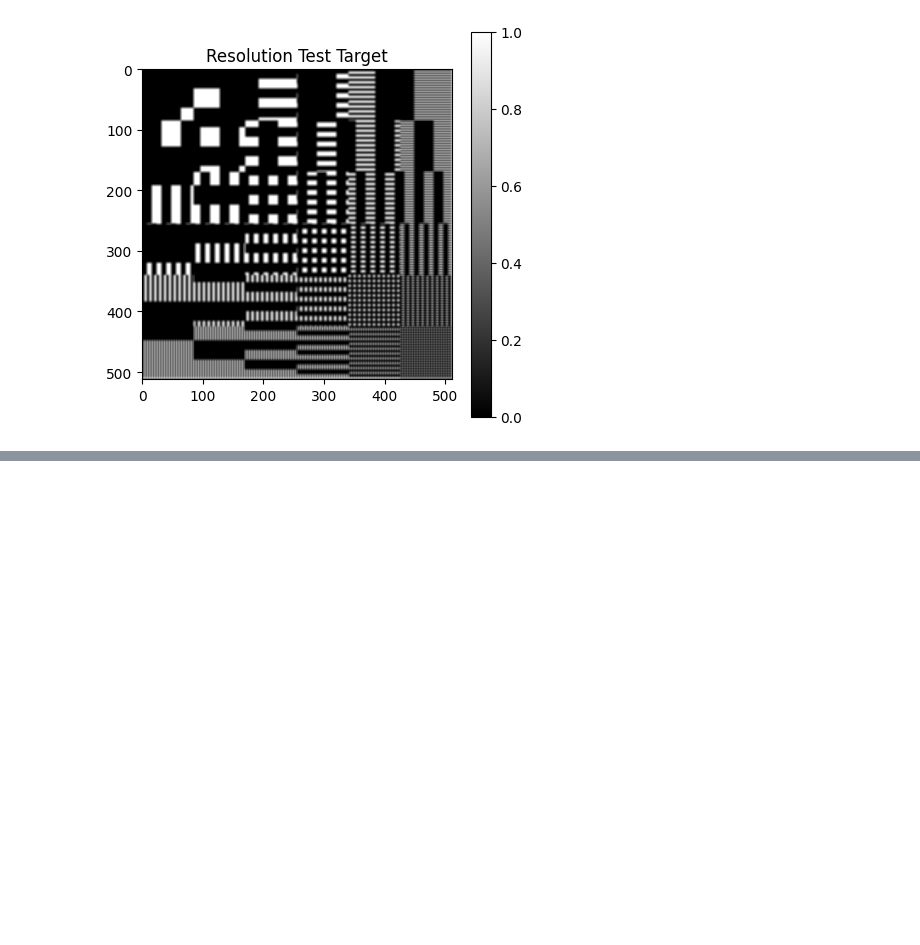
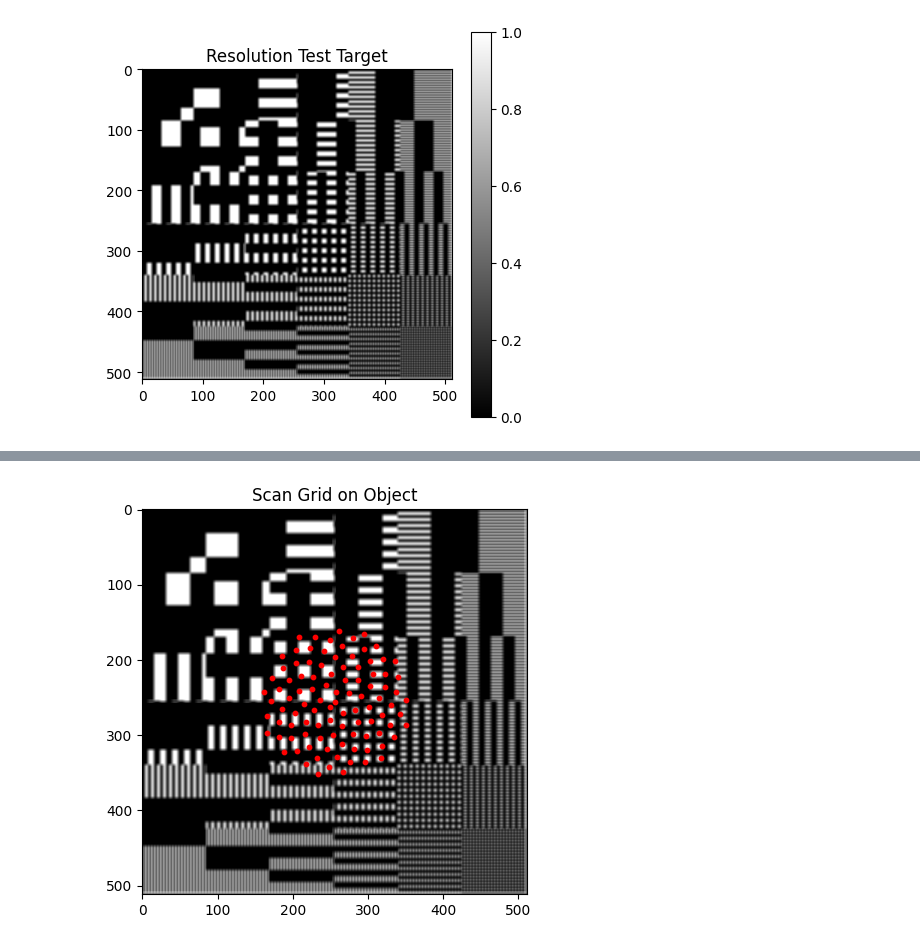
Before and after one commit to blowsummer/ceraflo, a Jupyter notebook: demo.ipynb, the cells around one changed output, grey strips where cells are left out. Saved outputs shown, nothing was run; the diff lists cells and outputs as text; code cells hidden in the pictures; blank space fills up the shorter version.

```diff
--- a/demo.ipynb
+++ b/demo.ipynb
@@ -346,0 +390,24 @@ plt.show()
+# %%
+from PtyLab.utils.scanGrids import GenerateNonUniformFermat
+
+# === Step 1: 生成 Fermat 螺旋扫描点 ===
+numPoints = 100          # 扫描点数量
+radius = 100             # 扫描区域半径（以像素计）
+y_coord, x_coord = GenerateNonUniformFermat(numPoints, radius=radius, power=1)
+
+# === Step 2: 生成 Encoder（真实坐标单位：米）===
+dxo = dxp                # 物面像素大小 = 探针像素大小
+encoder = np.vstack((y_coord * dxo, x_coord * dxo)).T  # shape (N, 2)
+
+# === Step 3: 生成图像中取 patch 的索引位置 ===
+positions = np.round(encoder / dxo)  # 从米换成像素
+positions = (positions + No // 2 - Np // 2).astype(int)  # 偏移居中
+
+# === Step 4: 可视化扫描网格在图像上的位置 ===
+plt.figure(figsize=(5, 5))
+plt.imshow(np.abs(obj), cmap='gray')
+plt.scatter(positions[:, 1] + Np//2, positions[:, 0] + Np//2, c='red', s=10)
+plt.title("Scan Grid on Object")
+plt.show()
+# %% [output]
+[figure, added]
```
Also changed, not shown: parts of 7 cells of this notebook.
